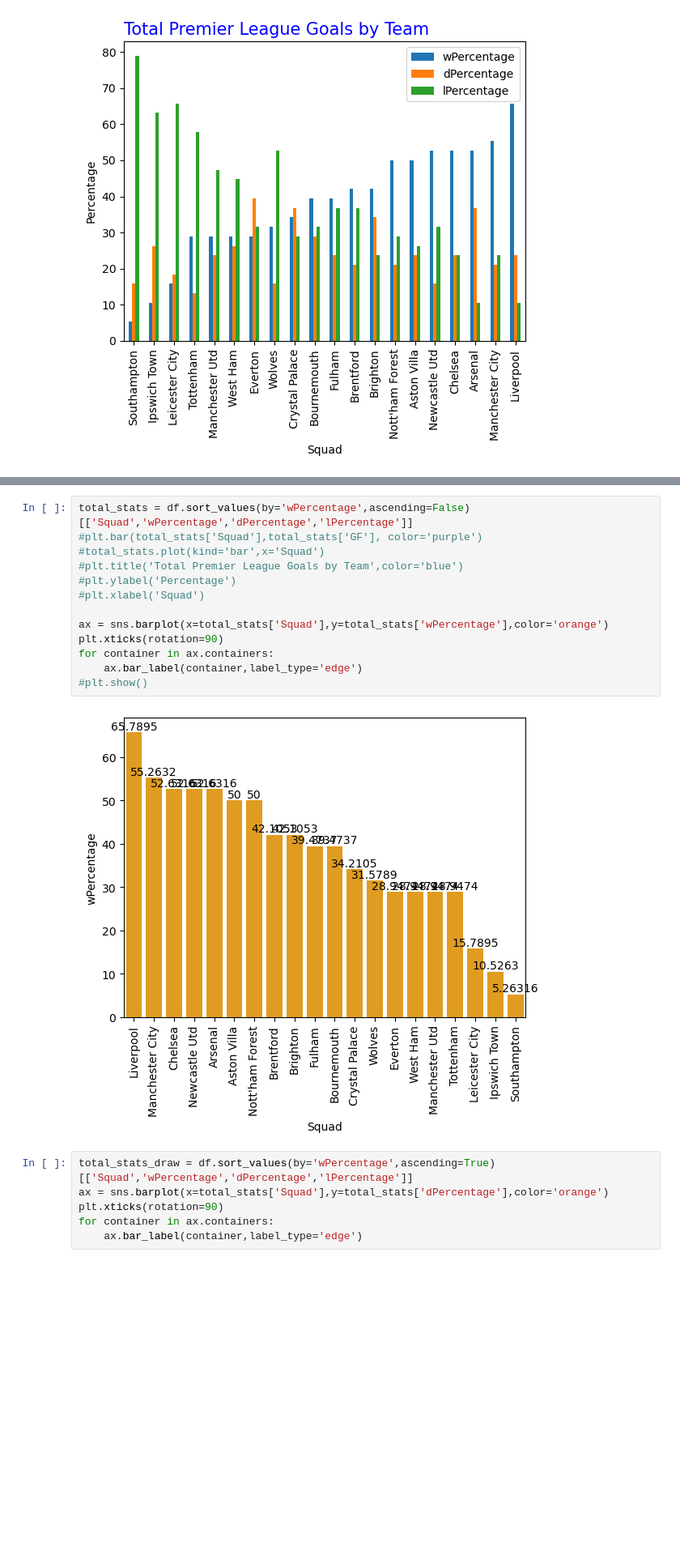
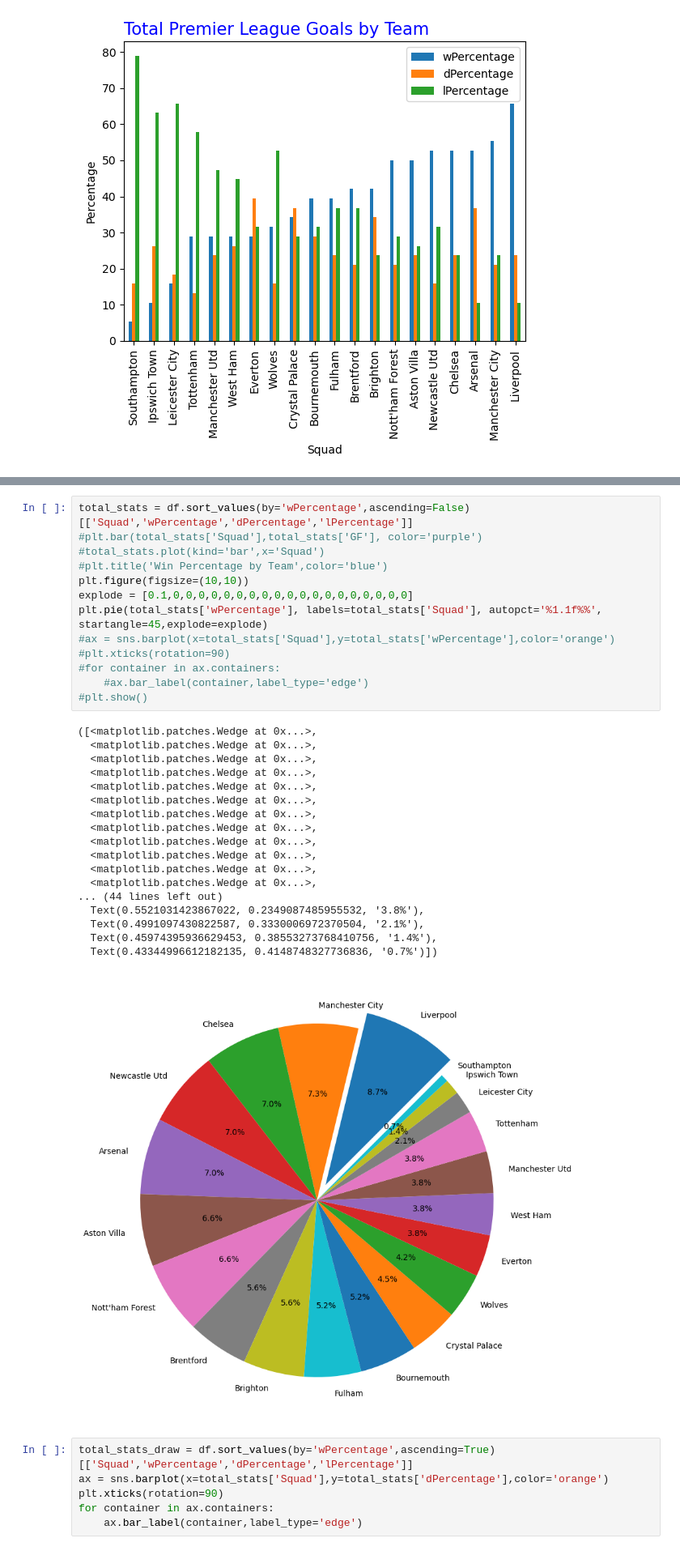
Before and after one commit to vastech73/Liverpool-2025, a Jupyter notebook: Liverpool_graph.ipynb, the cells around one changed output, grey strips where cells are left out. Shown: that part at 81% size. Saved outputs shown, nothing was run; the diff lists cells and outputs as text; blank space fills up the shorter version.

```diff
--- a/Liverpool_graph.ipynb
+++ b/Liverpool_graph.ipynb
@@ -136,18 +138,35 @@ plt.show()
 # %%
 total_stats = df.sort_values(by='wPercentage',ascending=False)[['Squad','wPercentage','dPercentage','lPercentage']]
 #plt.bar(total_stats['Squad'],total_stats['GF'], color='purple')
 #total_stats.plot(kind='bar',x='Squad')
-#plt.title('Total Premier League Goals by Team',color='blue')
-#plt.ylabel('Percentage')
-#plt.xlabel('Squad')
-
-ax = sns.barplot(x=total_stats['Squad'],y=total_stats['wPercentage'],color='orange')
-plt.xticks(rotation=90)
-for container in ax.containers:
-    ax.bar_label(container,label_type='edge')
+#plt.title('Win Percentage by Team',color='blue')
+plt.figure(figsize=(10,10))
+explode = [0.1,0,0,0,0,0,0,0,0,0,0,0,0,0,0,0,0,0,0,0]
+plt.pie(total_stats['wPercentage'], labels=total_stats['Squad'], autopct='%1.1f%%', startangle=45,explode=explode)
+#ax = sns.barplot(x=total_stats['Squad'],y=total_stats['wPercentage'],color='orange')
+#plt.xticks(rotation=90)
+#for container in ax.containers:
+    #ax.bar_label(container,label_type='edge')
 #plt.show()
 # %% [output]
+([<matplotlib.patches.Wedge at 0x...>,
+  <matplotlib.patches.Wedge at 0x...>,
+  <matplotlib.patches.Wedge at 0x...>,
+  <matplotlib.patches.Wedge at 0x...>,
+  <matplotlib.patches.Wedge at 0x...>,
+  <matplotlib.patches.Wedge at 0x...>,
+  <matplotlib.patches.Wedge at 0x...>,
+  <matplotlib.patches.Wedge at 0x...>,
+  <matplotlib.patches.Wedge at 0x...>,
+  <matplotlib.patches.Wedge at 0x...>,
+  <matplotlib.patches.Wedge at 0x...>,
+  <matplotlib.patches.Wedge at 0x...>,
+... (44 lines left out)
+  Text(0.5521031423867022, 0.2349087485955532, '3.8%'),
+  Text(0.4991097430822587, 0.3330006972370504, '2.1%'),
+  Text(0.45974395936629453, 0.38553273768410756, '1.4%'),
+  Text(0.43344996612182135, 0.4148748327736836, '0.7%')])
-[figure, old version]
+[figure, new version]
 # %%
 total_stats_draw = df.sort_values(by='wPercentage',ascending=True)[['Squad','wPercentage','dPercentage','lPercentage']]
 ax = sns.barplot(x=total_stats['Squad'],y=total_stats['dPercentage'],color='orange')
```
Also changed, not shown: parts of 2 cells of this notebook.
